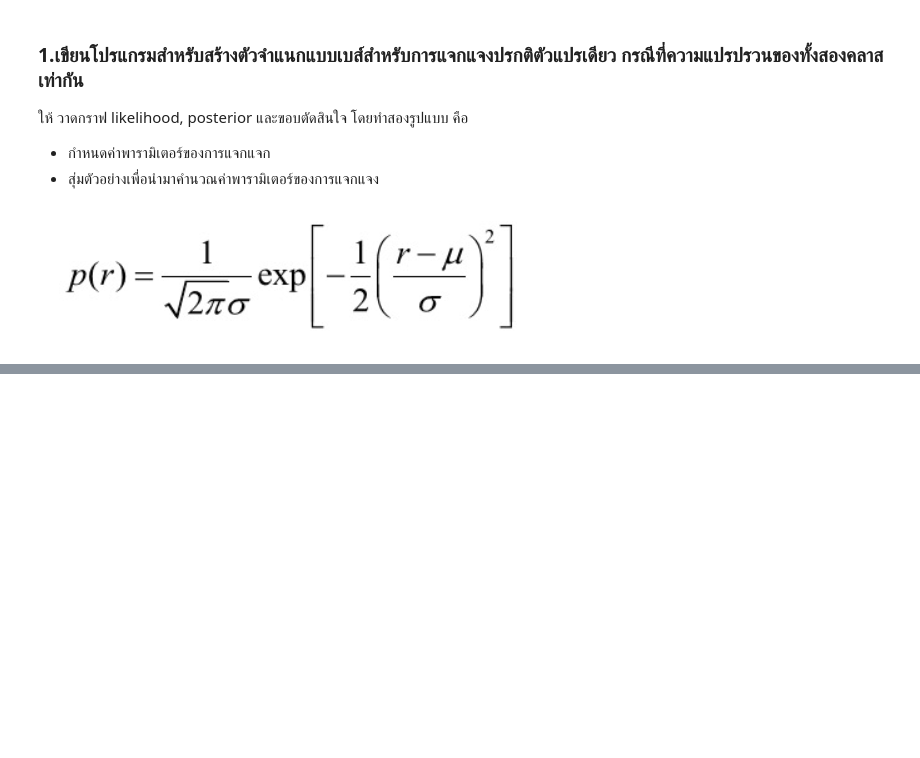
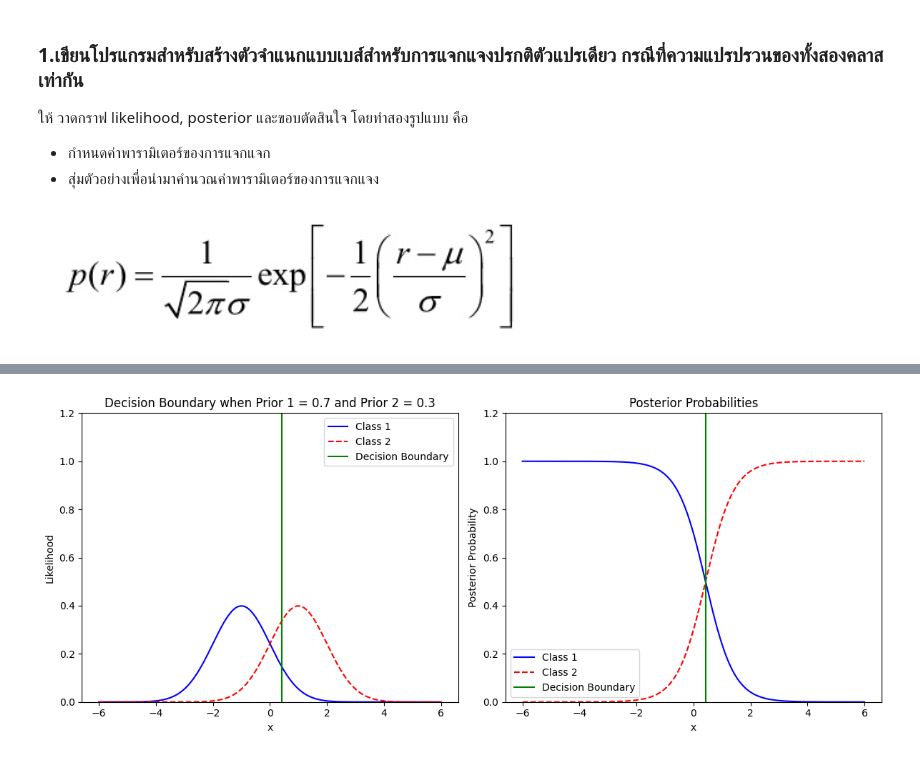
Before and after one commit to MLol-3/Machine-learning-class67, a Jupyter notebook: Bayes/Q1.ipynb, the cells around one changed output, grey strips where cells are left out. Saved outputs shown, nothing was run; the diff lists cells and outputs as text; code cells hidden in the pictures; blank space fills up the shorter version.

```diff
--- a/Bayes/Q1.ipynb
+++ b/Bayes/Q1.ipynb
@@ -89,0 +89,70 @@ plot_distribution(mean1, mean2, variance, prior1, prior2, seed=random_seed, samp
+# %%
+# Correctly coded
+import numpy as np
+import matplotlib.pyplot as plt
+
+# Gaussian Probability Density Function for a normal distribution
+def gaussian_pdf(x, mean, std_dev):
+    return ((1 / (np.sqrt(2 * np.pi) * std_dev))) * np.exp(-0.5 * ((x - mean) / std_dev)**2)
+
+# Posterior probability calculations
+def posterior(x, mean1, mean2, std_dev1, std_dev2, prior1, prior2):
+    like_c1 = gaussian_pdf(x, mean1, std_dev1) * prior1
+    like_c2 = gaussian_pdf(x, mean2, std_dev2) * prior2
+    total = like_c1 + like_c2
+    return like_c1 / total, like_c2 / total
+
+# Set parameters
+mean1 = -1
+mean2 = 1
+std_dev1 = 1
+std_dev2 = 1
+prior1 = 0.7
+prior2 = 0.3
+
+
+# Generate x values
+x = np.linspace(-6, 6, 1000)
+
+# Calculate likelihoods
+likelihood1 = gaussian_pdf(x, mean1, std_dev1)
+likelihood2 = gaussian_pdf(x, mean2, std_dev2)
+
+# Calculate decision boundary
+def decision_boundary(x, mean1, mean2, std_dev1, std_dev2, prior1, prior2):
+    return (np.log(prior2/prior1) + 0.5*np.log(std_dev1**2/std_dev2**2) +
+            0.5*(x-mean1)**2/std_dev1**2 - 0.5*(x-mean2)**2/std_dev2**2)
+
+db = decision_boundary(x, mean1, mean2, std_dev1, std_dev2, prior1, prior2)
+db_x = x[np.argmin(np.abs(db))]
+
+# Plot likelihoods
+plt.figure(figsize=(12, 5))
+plt.subplot(1, 2, 1)
+plt.plot(x, likelihood1, label='Class 1', color='blue')
+plt.plot(x, likelihood2, label='Class 2', color='red', linestyle='dashed')
+plt.axvline(db_x, color='g', linestyle='-', label='Decision Boundary')
+plt.title(f'Decision Boundary when Prior 1 = {prior1} and Prior 2 = {prior2}')
+
+plt.xlabel('x')
+plt.ylabel('Likelihood')
+plt.ylim(0, 1.2)
+plt.legend()
+
+# Calculate and plot posterior probabilities
+post1, post2 = posterior(x, mean1, mean2, std_dev1, std_dev2, prior1, prior2)
+
+plt.subplot(1, 2, 2)
+plt.plot(x, post1, label='Class 1', color='blue')
+plt.plot(x, post2, label='Class 2', color='red', linestyle='dashed')
+plt.axvline(db_x, color='g', linestyle='-', label='Decision Boundary')
+plt.title('Posterior Probabilities')
+plt.xlabel('x')
+plt.ylabel('Posterior Probability')
+plt.ylim(0, 1.2)
+plt.legend()
+
+plt.tight_layout()
+plt.show()
+# %% [output]
+[figure, added]
```
Also changed, not shown: parts of 5 cells of this notebook.
